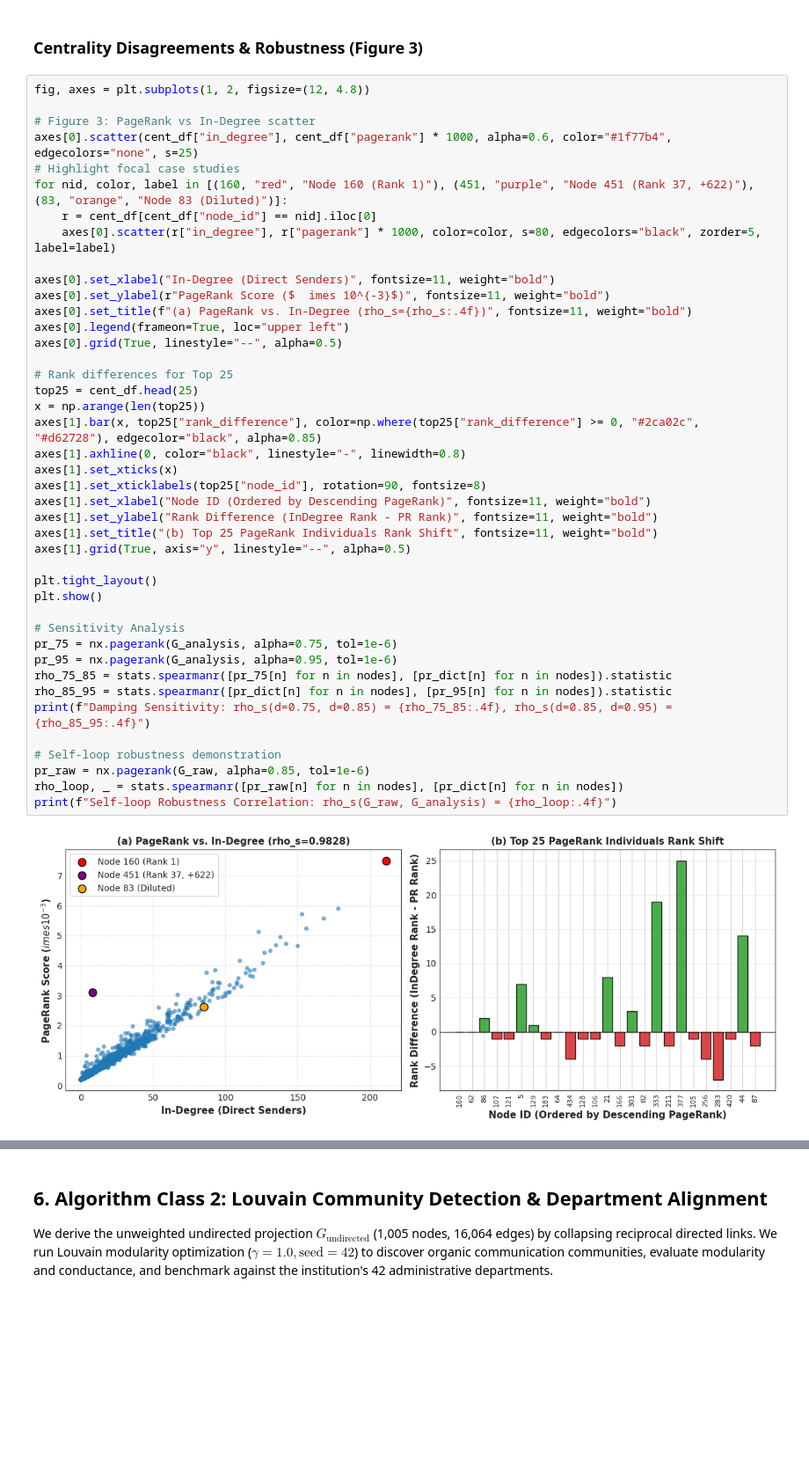
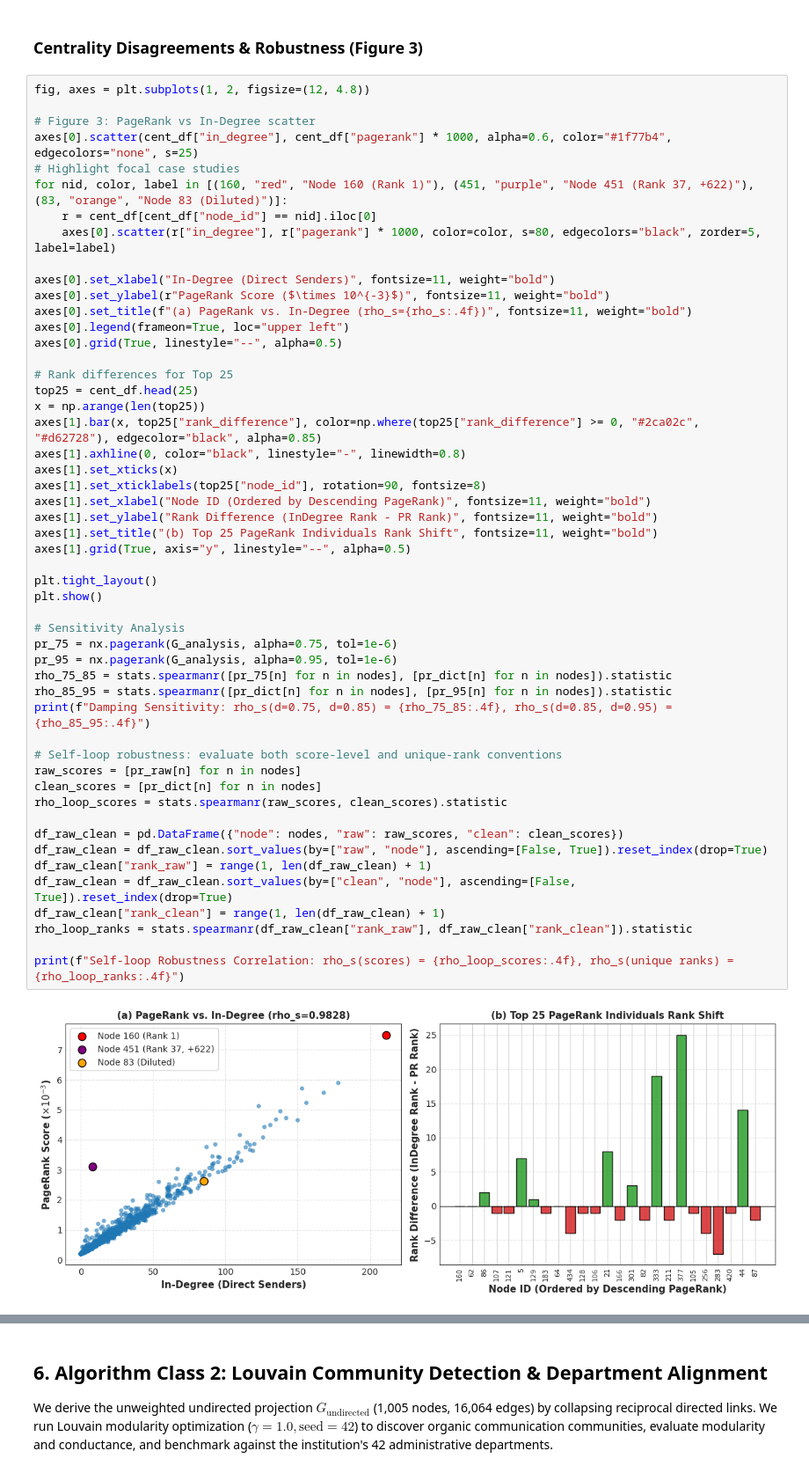
Before and after one commit to AmitejSingh1/email-network-centrality-community-detection, a Jupyter notebook: analysis.ipynb, the cells around one changed output, grey strips where cells are left out. Shown at 88% size. Saved outputs shown, nothing was run; the diff lists cells and outputs as text; blank space fills up the shorter version.

```diff
--- a/analysis.ipynb
+++ b/analysis.ipynb
@@ -389,37 +457,46 @@ for nid, color, label in [(160, "red", "Node 160 (Rank 1)"), (451, "purple", "No
     axes[0].scatter(r["in_degree"], r["pagerank"] * 1000, color=color, s=80, edgecolors="black", zorder=5, label=label)
 
 axes[0].set_xlabel("In-Degree (Direct Senders)", fontsize=11, weight="bold")
-axes[0].set_ylabel(r"PageRank Score ($	imes 10^{-3}$)", fontsize=11, weight="bold")
+axes[0].set_ylabel(r"PageRank Score ($\times 10^{-3}$)", fontsize=11, weight="bold")
 axes[0].set_title(f"(a) PageRank vs. In-Degree (rho_s={rho_s:.4f})", fontsize=11, weight="bold")
 axes[0].legend(frameon=True, loc="upper left")
 axes[0].grid(True, linestyle="--", alpha=0.5)
 
 # Rank differences for Top 25
 top25 = cent_df.head(25)
 x = np.arange(len(top25))
 axes[1].bar(x, top25["rank_difference"], color=np.where(top25["rank_difference"] >= 0, "#2ca02c", "#d62728"), edgecolor="black", alpha=0.85)
 axes[1].axhline(0, color="black", linestyle="-", linewidth=0.8)
 axes[1].set_xticks(x)
 axes[1].set_xticklabels(top25["node_id"], rotation=90, fontsize=8)
 axes[1].set_xlabel("Node ID (Ordered by Descending PageRank)", fontsize=11, weight="bold")
 axes[1].set_ylabel("Rank Difference (InDegree Rank - PR Rank)", fontsize=11, weight="bold")
 axes[1].set_title("(b) Top 25 PageRank Individuals Rank Shift", fontsize=11, weight="bold")
 axes[1].grid(True, axis="y", linestyle="--", alpha=0.5)
 
 plt.tight_layout()
 plt.show()
 
 # Sensitivity Analysis
 pr_75 = nx.pagerank(G_analysis, alpha=0.75, tol=1e-6)
 pr_95 = nx.pagerank(G_analysis, alpha=0.95, tol=1e-6)
 rho_75_85 = stats.spearmanr([pr_75[n] for n in nodes], [pr_dict[n] for n in nodes]).statistic
 rho_85_95 = stats.spearmanr([pr_dict[n] for n in nodes], [pr_95[n] for n in nodes]).statistic
 print(f"Damping Sensitivity: rho_s(d=0.75, d=0.85) = {rho_75_85:.4f}, rho_s(d=0.85, d=0.95) = {rho_85_95:.4f}")
 
-# Self-loop robustness demonstration
-pr_raw = nx.pagerank(G_raw, alpha=0.85, tol=1e-6)
-rho_loop, _ = stats.spearmanr([pr_raw[n] for n in nodes], [pr_dict[n] for n in nodes])
-print(f"Self-loop Robustness Correlation: rho_s(G_raw, G_analysis) = {rho_loop:.4f}")
+# Self-loop robustness: evaluate both score-level and unique-rank conventions
+raw_scores = [pr_raw[n] for n in nodes]
+clean_scores = [pr_dict[n] for n in nodes]
+rho_loop_scores = stats.spearmanr(raw_scores, clean_scores).statistic
+
+df_raw_clean = pd.DataFrame({"node": nodes, "raw": raw_scores, "clean": clean_scores})
+df_raw_clean = df_raw_clean.sort_values(by=["raw", "node"], ascending=[False, True]).reset_index(drop=True)
+df_raw_clean["rank_raw"] = range(1, len(df_raw_clean) + 1)
+df_raw_clean = df_raw_clean.sort_values(by=["clean", "node"], ascending=[False, True]).reset_index(drop=True)
+df_raw_clean["rank_clean"] = range(1, len(df_raw_clean) + 1)
+rho_loop_ranks = stats.spearmanr(df_raw_clean["rank_raw"], df_raw_clean["rank_clean"]).statistic
+
+print(f"Self-loop Robustness Correlation: rho_s(scores) = {rho_loop_scores:.4f}, rho_s(unique ranks) = {rho_loop_ranks:.4f}")
 # %% [output]
-[figure, old version]
+[figure, new version]
 Damping Sensitivity: rho_s(d=0.75, d=0.85) = 0.9991, rho_s(d=0.85, d=0.95) = 0.9988
```
Also changed, not shown: parts of 9 cells of this notebook, 17 other files.
